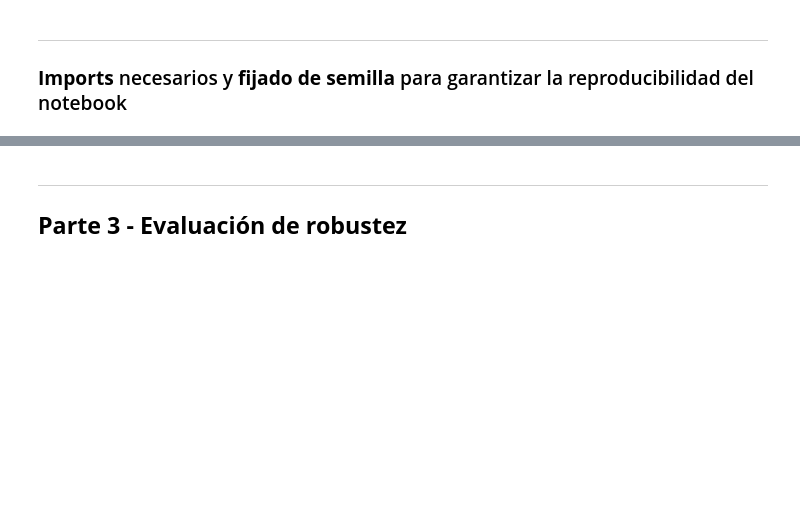
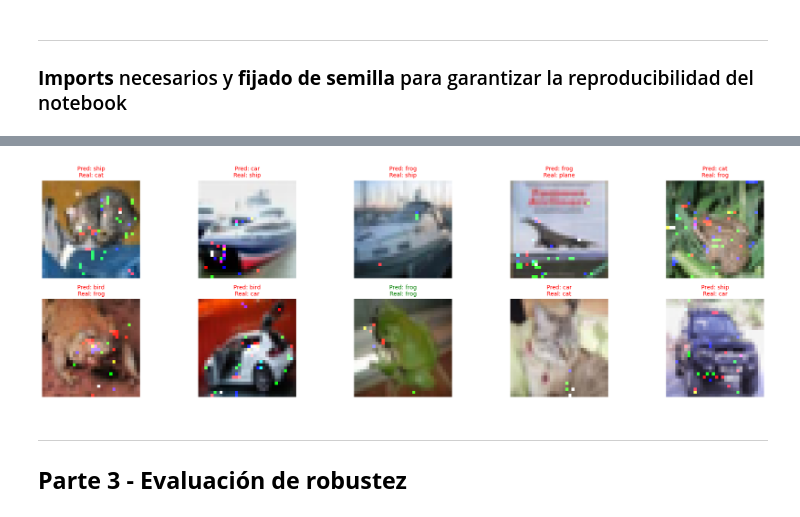
Before and after one commit to alvaroG-IA/CNN-Adversarial-Attacks-Defense, a Jupyter notebook: notebook.ipynb, the cells around one changed output, grey strips where cells are left out. Cells and saved outputs as stored; diff of their text form; code cells hidden in the pictures; blank space fills up the shorter version.

```diff
--- a/notebook.ipynb
+++ b/notebook.ipynb
@@ -329,3 +478,14 @@ print(evaluate_attack(model, test_loader, pgd_attack, attack_params, device))
+# %%
+jsma_params = {
+    'optimizer': optim,
+    'criterion': criterion,
+    'gamma': 1.0,
+    'theta': 1.0,
+    'target_strategy': 'next'
+}
+visualize_predictions(model, test_loader, classes, device, jsma_attack, jsma_params)
+# %% [output]
+[figure, added]
 # %% [markdown]
 ---
 ## **Parte 3 - Evaluación de robustez**
```
Also changed, not shown: parts of 27 cells of this notebook.
